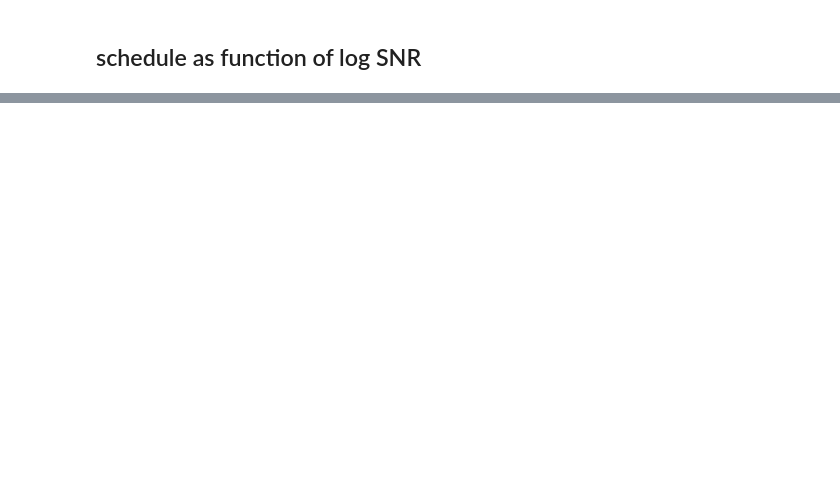
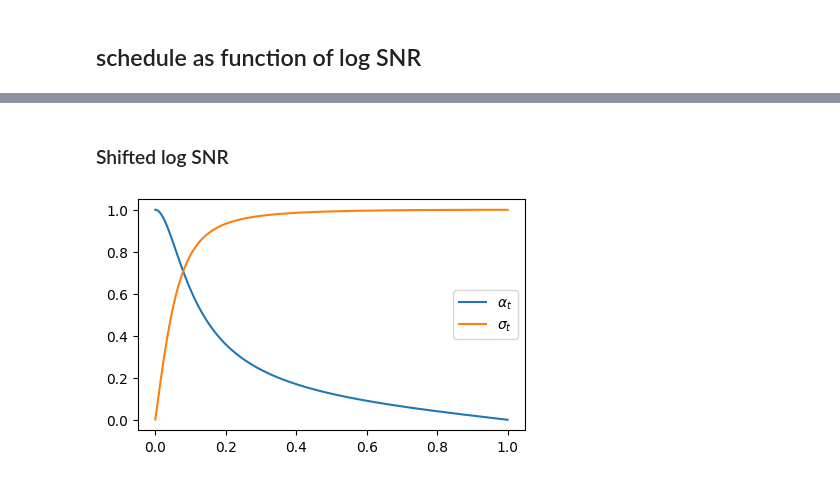
Before and after one commit to ssslakter/py-playground, a Jupyter notebook: matplotlib/1_shifted_schedule.ipynb, the cells around one changed output, grey strips where cells are left out. Cells and saved outputs as stored; diff of their text form; code cells hidden in the pictures; blank space fills up the shorter version.

```diff
--- a/matplotlib/1_shifted_schedule.ipynb
+++ b/matplotlib/1_shifted_schedule.ipynb
@@ -60,0 +73,10 @@ log_snr = np.linspace(ls_min,ls_max,1000)
+# %% [markdown]
+### Shifted log SNR
+# %%
+alpha = np.sqrt(sigmoid(shifted_log_snr))
+sigma = np.sqrt(1-sigmoid(shifted_log_snr))
+plt.plot(t,alpha, label=r'$\alpha_t$')
+plt.plot(t,sigma, label=r'$\sigma_t$')
+plt.legend();
+# %% [output]
+[figure, added]
```
Also changed, not shown: parts of 8 cells of this notebook.
